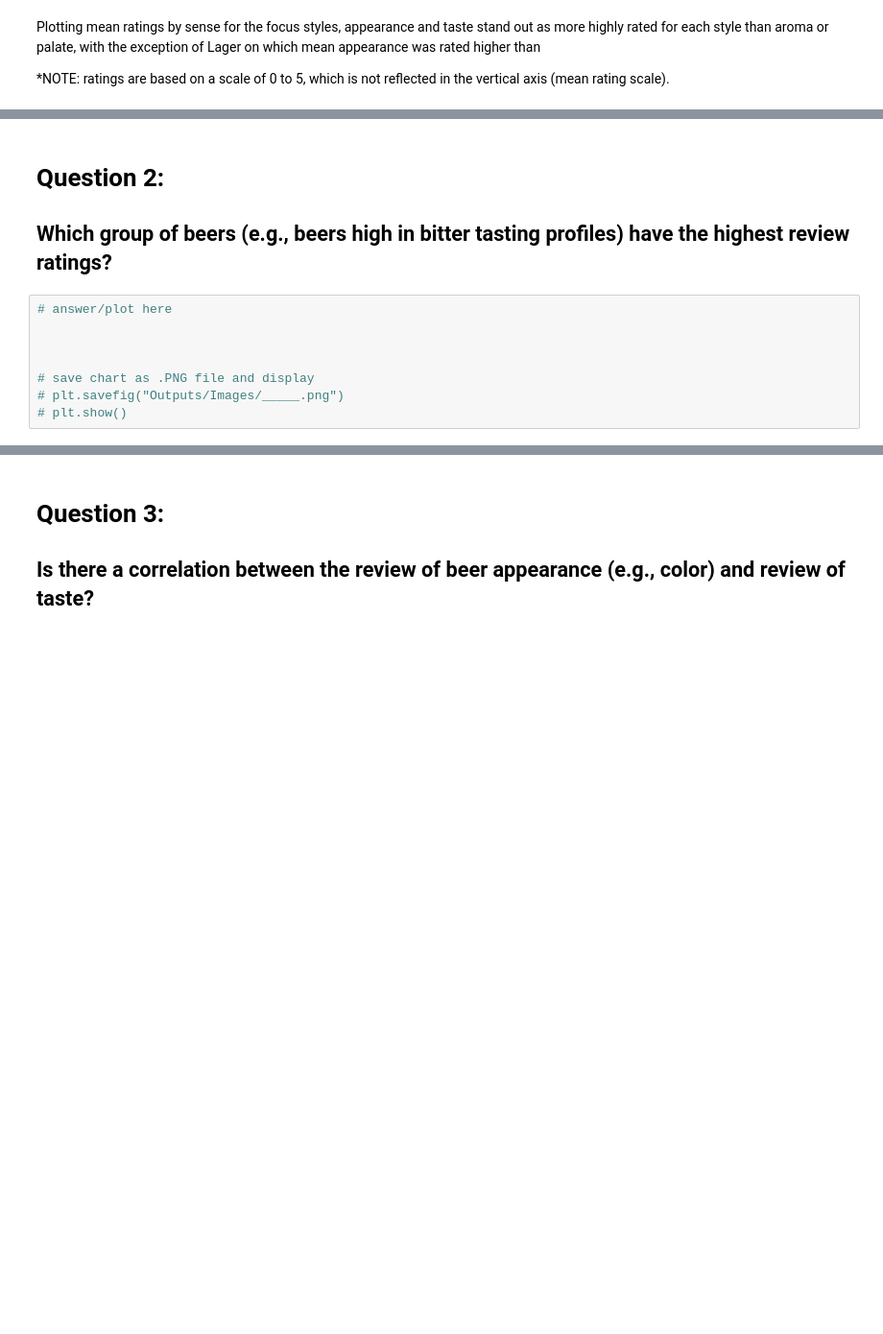
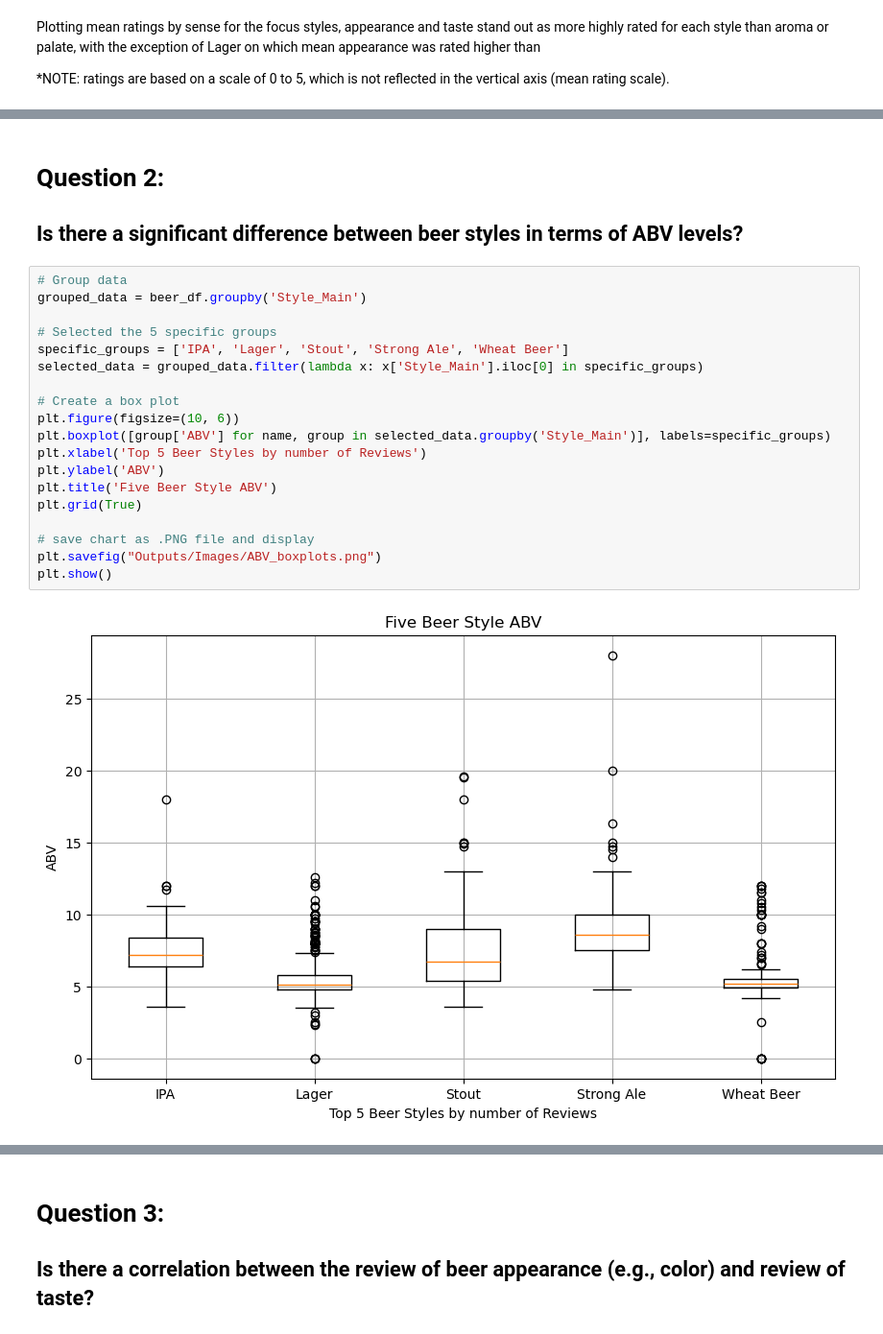
Before and after one commit to andrewjmack/DU-Project-1, a Jupyter notebook: beer_analysis.ipynb, the cells around one changed output, grey strips where cells are left out. Shown at 96% size. Drawn from its saved outputs; the diff is of its cells as text; blank space fills up the shorter version.

```diff
--- a/beer_analysis.ipynb
+++ b/beer_analysis.ipynb
@@ -173,12 +184,25 @@ Plotting mean ratings by sense for the focus styles, appearance and taste stand
 # %% [markdown]
 # Question 2:
 
-## Which group of beers (e.g., beers high in bitter tasting profiles) have the highest review ratings?
+## Is there a significant difference between beer styles in terms of ABV levels?
-# %%
-# answer/plot here
-
-
-
-# save chart as .PNG file and display
-# plt.savefig("Outputs/Images/_____.png")
-# plt.show()
+# %%
+# Group data
+grouped_data = beer_df.groupby('Style_Main')
+
+# Selected the 5 specific groups
+specific_groups = ['IPA', 'Lager', 'Stout', 'Strong Ale', 'Wheat Beer']
+selected_data = grouped_data.filter(lambda x: x['Style_Main'].iloc[0] in specific_groups)
+
+# Create a box plot
+plt.figure(figsize=(10, 6))
+plt.boxplot([group['ABV'] for name, group in selected_data.groupby('Style_Main')], labels=specific_groups)
+plt.xlabel('Top 5 Beer Styles by number of Reviews')
+plt.ylabel('ABV')
+plt.title('Five Beer Style ABV')
+plt.grid(True)
+
+# save chart as .PNG file and display
+plt.savefig("Outputs/Images/ABV_boxplots.png")
+plt.show()
+# %% [output]
+[figure, added]
```
Also changed, not shown: parts of 13 cells of this notebook, 7 other files.
